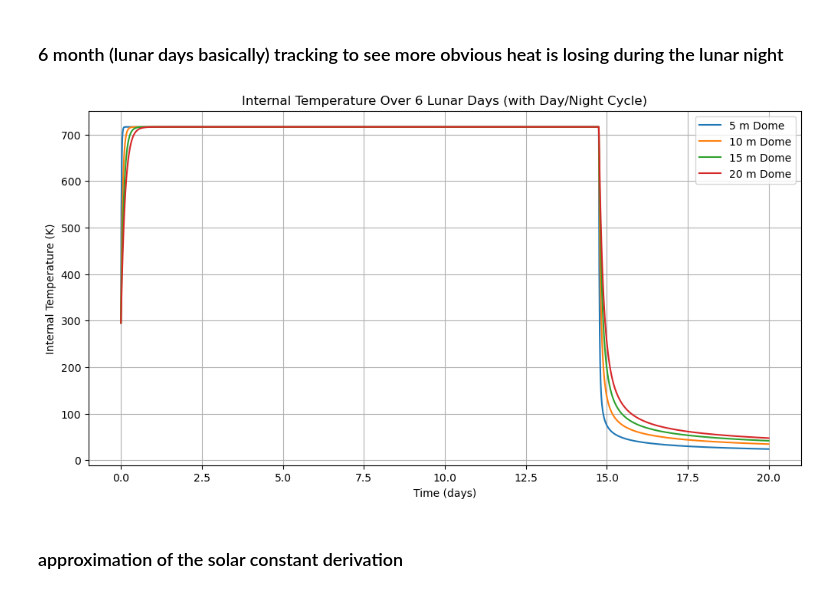
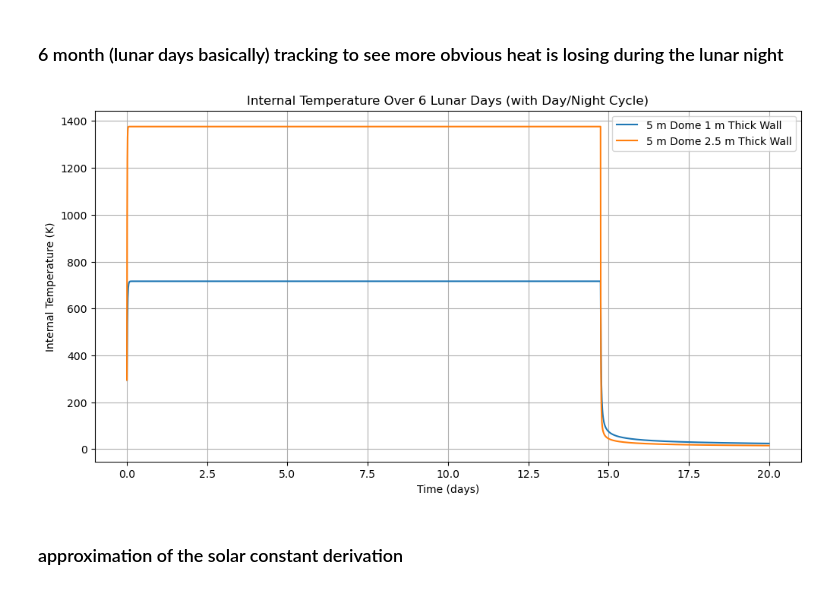
Before and after one commit to adambigg-s/aae338-report, a Jupyter notebook: report_calculations/dome_heating.ipynb, the cells around one changed output. Saved outputs shown, nothing was run; the diff lists cells and outputs as text; code cells hidden in the pictures.

```diff
--- a/report_calculations/dome_heating.ipynb
+++ b/report_calculations/dome_heating.ipynb
@@ -193,40 +193,40 @@ lunar_day = 60 * 60 * 24 * 29.5
 sunlight_hours = 0.5
 
 datasets = []
-radii = range(5, 25, 5)
+radii = range(5, 10, 5)
 thicknesses = [1, 2.5]
 conductivity = REGOLITH_CONDUCTIVITY
 
 for radius in radii:
     for thickness in thicknesses:
         wall = Wall(thickness, conductivity, EPSILON)
         sphere = Sphere(radius, wall)
         data = ThermalData(radius, thickness, conductivity)
 
         for t in range(0, duration, dt):
             time_in_cycle = t % lunar_day
             is_day: bool = time_in_cycle < (lunar_day * sunlight_hours)
             sphere.light_intensity = SOLAR_INTENSITY if is_day else 0 # basically turns the sun off if it is night
 
             data.times.append(t / (60 * 60 * 24))
             data.internal_temperatures.append(sphere.internal_temperature)
             data.surface_temperatures.append(sphere.surface_temperature)
             data.q_dots.append(sphere.total_heat_transfer())
             sphere.reup_temperatures(dt)
 
         datasets.append(data)
 
 plot.figure(figsize=(12, 6))
 for data in datasets:
-    plot.plot(data.times, data.internal_temperatures, label=f'{data.radius} m Dome')
+    plot.plot(data.times, data.internal_temperatures, label=f'{data.radius} m Dome {data.thickness} m Thick Wall')
 plot.title("Internal Temperature Over 6 Lunar Days (with Day/Night Cycle)")
 plot.xlabel("Time (days)")
 plot.ylabel("Internal Temperature (K)")
 plot.grid(True)
 plot.legend()
 plot.show()
 # %% [output]
-[figure, old version]
+[figure, new version]
 # %% [markdown]
 ### approximation of the solar constant derivation
 # %%
```
